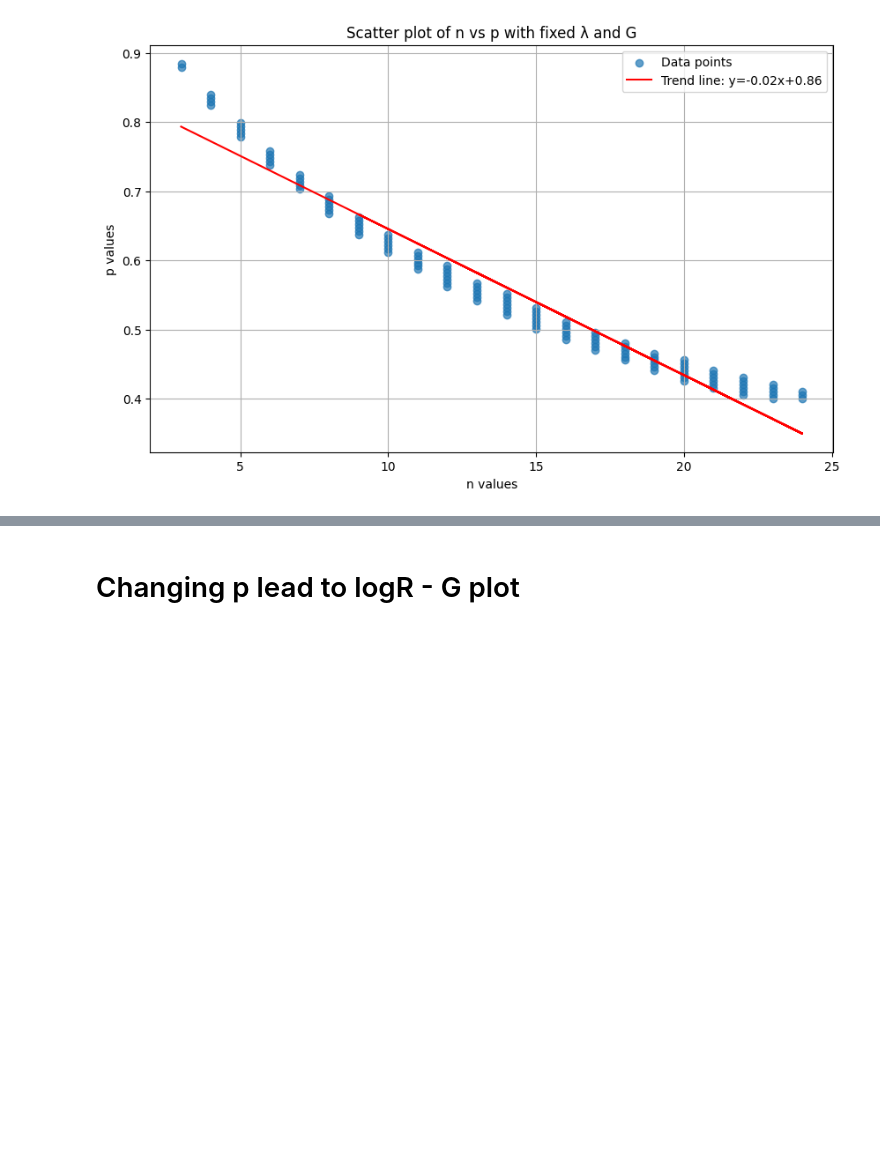
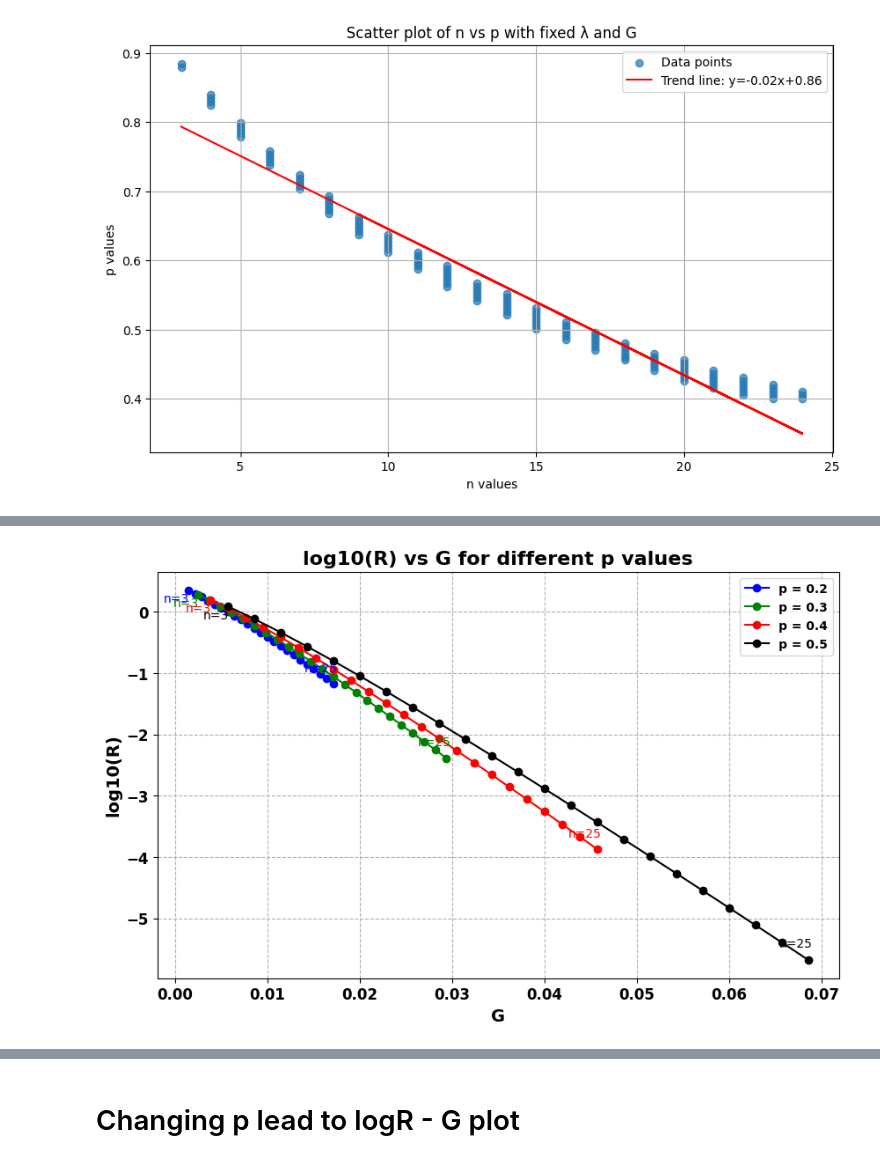
Before and after one commit to hongqin/EAM-2024, a Jupyter notebook: network-aging.ipynb, the cells around one changed output, grey strips where cells are left out. Drawn from its saved outputs; the diff is of its cells as text; code cells hidden in the pictures; blank space fills up the shorter version.

```diff
--- a/network-aging.ipynb
+++ b/network-aging.ipynb
@@ -654,0 +830,85 @@ DataFrame of appropriate values:
+# %%
+import numpy as np
+import matplotlib.pyplot as plt
+
+# Constants
+lambda_value = 1 / 350
+m = 1000
+p_values = [0.2, 0.3, 0.4, 0.5, 0.6, 0.7, 0.8, 0.9, 0.95]
+n_values = np.arange(3, 26)  # n in the range (2, 25)
+
+# Function to calculate R and G based on the given formulas
+def calculate_R_G(m, n, p, lambda_value):
+    t0 = (1 - p) / (p * lambda_value)
+    R = m * n * p * lambda_value * ((1 - p) ** (n - 1)) / (1 - (1 - p) ** n)
+    G = lambda_value * (n - 1) / (1 / p - 1)
+    return R, G
+
+# Plotting log10(R) vs G
+plt.figure(figsize=(10, 6))
+colors = ['b', 'g', 'r', 'k']
+labels = [f'p = {p}' for p in p_values]
+
+for p, color, label in zip(p_values, colors, labels):
+    R_values = []
+    G_values = []
+    for n in n_values:
+        R, G = calculate_R_G(m, n, p, lambda_value)
+        R_values.append(R)
+        G_values.append(G)
+
+    # Convert R_values to log10(R)
+    logR_values = np.log10(R_values)
+
+    # Plot log10(R) vs G for the current p
+    plt.plot(G_values, logR_values, marker='o', linestyle='-', color=color, label=label)
+
+    # Annotate the first and last points
+    plt.annotate('n={}'.format(n_values[0]), (G_values[0], logR_values[0]), textcoords="offset points", xytext=(-10,-10), ha='center', fontsize=10, color=color)
+    plt.annotate('n={}'.format(n_values[-1]), (G_values[-1], logR_values[-1]), textcoords="offset points", xytext=(-10,10), ha='center', fontsize=10, color=color)
+
+# Plot formatting
+plt.xlabel('G', fontsize=14, fontweight='bold')
+plt.ylabel('log10(R)', fontsize=14, fontweight='bold')
+plt.title('log10(R) vs G for different p values', fontsize=16, fontweight='bold')
+plt.legend(fontsize=12, prop={'weight': 'bold'})
+plt.grid(True, linestyle='--')
+plt.xticks(fontsize=12, fontweight='bold')
+plt.yticks(fontsize=12, fontweight='bold')
+
+# Save the log10(R) vs G plot as a JPG file with dpi = 300
+plt.savefig('logR_vs_G_multiple_p.jpg', dpi=300, format='jpg')
+plt.show()
+
+# Plotting R vs G for comparison
+plt.figure(figsize=(10, 6))
+
+for p, color, label in zip(p_values, colors, labels):
+    R_values = []
+    G_values = []
+    for n in n_values:
+        R, G = calculate_R_G(m, n, p, lambda_value)
+        R_values.append(R)
+        G_values.append(G)
+
+    # Plot R vs G for the current p
+    plt.plot(G_values, R_values, marker='o', linestyle='-', color=color, label=label)
+
+    # Annotate the first and last points
+    plt.annotate('n={}'.format(n_values[0]), (G_values[0], R_values[0]), textcoords="offset points", xytext=(-10,-10), ha='center', fontsize=10, color=color)
+    plt.annotate('n={}'.format(n_values[-1]), (G_values[-1], R_values[-1]), textcoords="offset points", xytext=(-10,10), ha='center', fontsize=10, color=color)
+
+# Plot formatting
+plt.xlabel('G', fontsize=14, fontweight='bold')
+plt.ylabel('R', fontsize=14, fontweight='bold')
+plt.title('R vs G for different p values', fontsize=16, fontweight='bold')
+plt.legend(fontsize=12, prop={'weight': 'bold'})
+plt.grid(True, linestyle='--')
+plt.xticks(fontsize=12, fontweight='bold')
+plt.yticks(fontsize=12, fontweight='bold')
+
+# Save the R vs G plot as a JPG file with dpi = 300
+plt.savefig('R_vs_G_multiple_p.jpg', dpi=300, format='jpg')
+plt.show()
+# %% [output]
+[figure, added]
```
Also changed, not shown: parts of 5 cells of this notebook.
